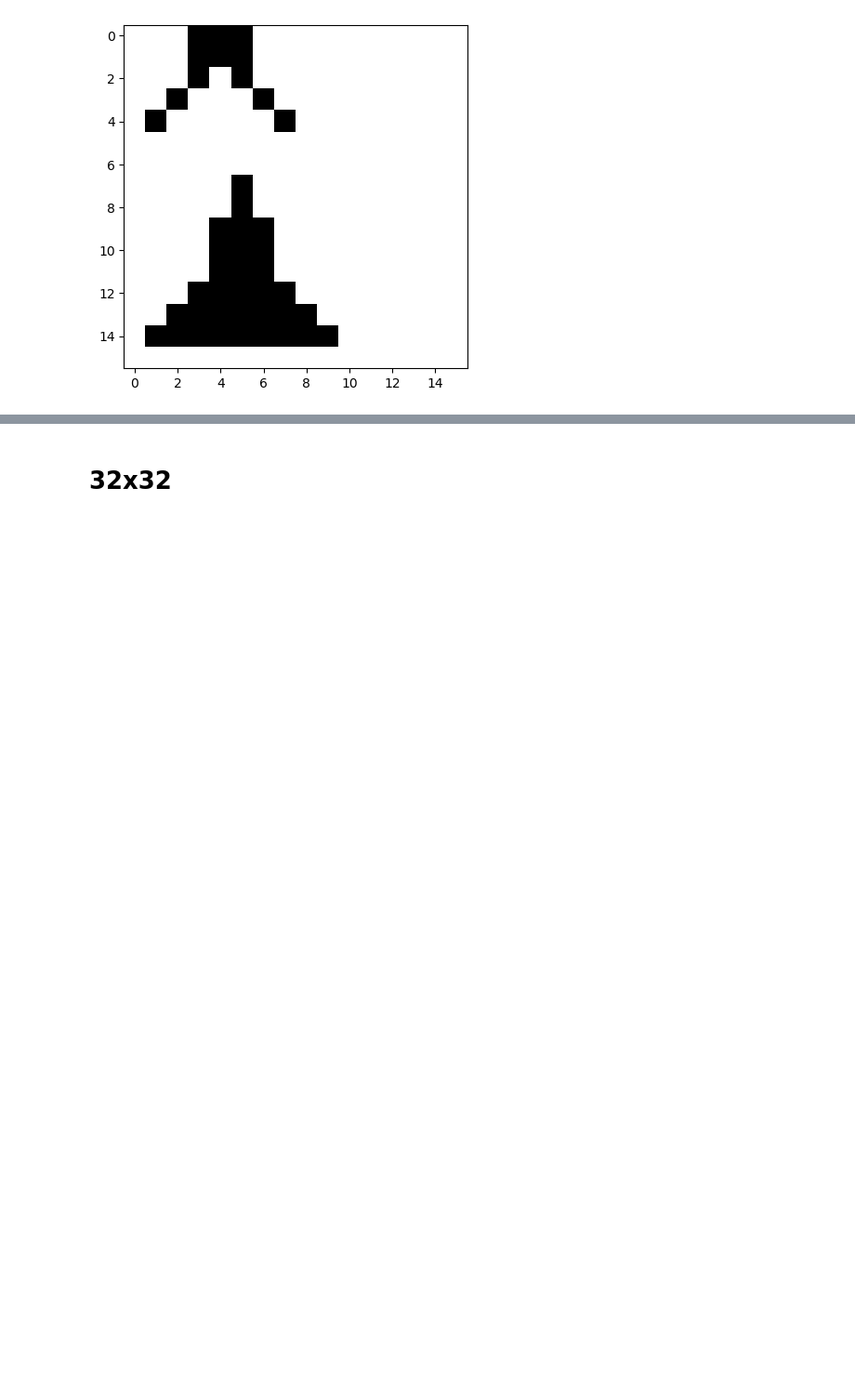
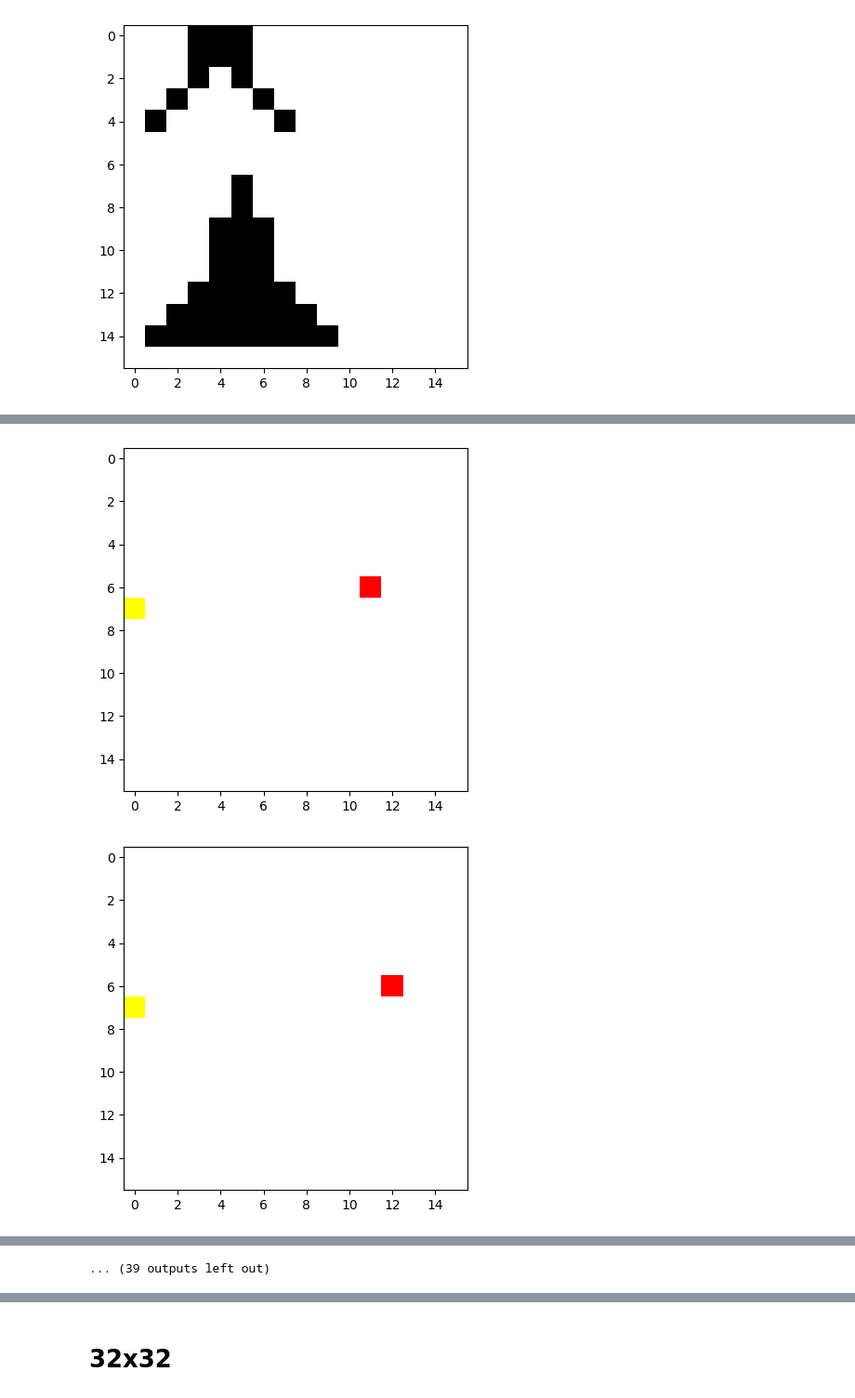
Before and after one commit to alexjps1/bps-trajectory, a Jupyter notebook: rl_agent/rl_agent_static.ipynb, the cells around one changed output, grey strips where cells are left out. Shown at 93% size. Cells and saved outputs as stored; diff of their text form; code cells hidden in the pictures; blank space fills up the shorter version.

```diff
--- a/rl_agent/rl_agent_static.ipynb
+++ b/rl_agent/rl_agent_static.ipynb
@@ -120,0 +222,38 @@ plt.imshow(grid, cmap='binary')
+# %%
+import matplotlib.pyplot as plt
+from matplotlib.colors import ListedColormap
+
+cmap = ListedColormap([
+    "white",   # 0
+    "black",   # 1
+    "red",     # 2
+    "yellow"   # 3
+])
+
+
+start = get_random_point(env_size)
+goal = get_random_point(env_size)
+max_steps = 32
+
+env = GridEnv(empty_grid, start, goal, max_steps)
+
+obs, info = env.reset()  # obs shape: (1, obs_dim)
+
+images = []
+plt.imshow(np.sum(obs, axis=0), cmap=cmap)
+plt.show()
+images.append(obs[0])
+
+for i in range(50):
+    action, _ = model.predict(obs, deterministic=True)
+
+
+    obs, reward, terminated, truncated, info = env.step(action)
+    images.append(obs[0])
+    plt.imshow(obs[0], cmap=cmap)
+    plt.show()
+    if terminated:
+        break
+# %% [output]
+[figure, added]
+[figure, added]
@@ -120,0 +270 @@ plt.imshow(grid, cmap='binary')
+... (39 outputs left out)
```
Also changed, not shown: parts of 44 cells of this notebook, 5 other files.
